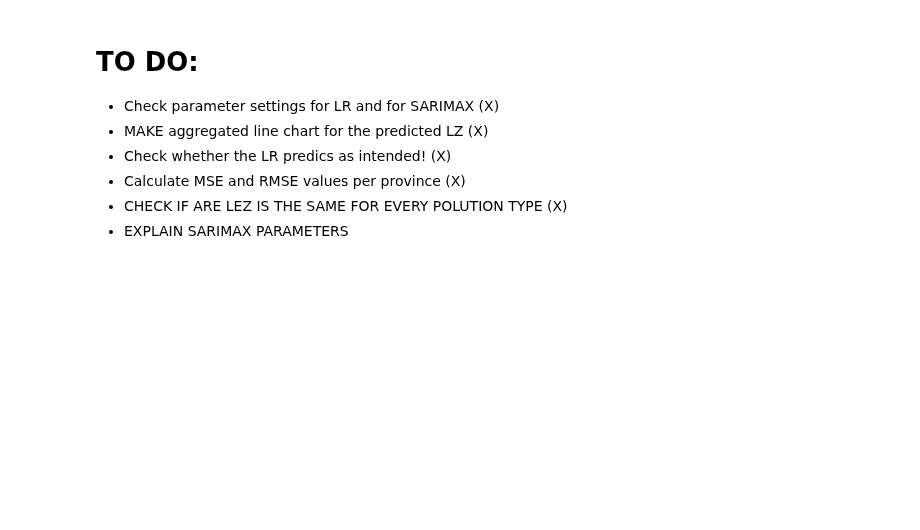
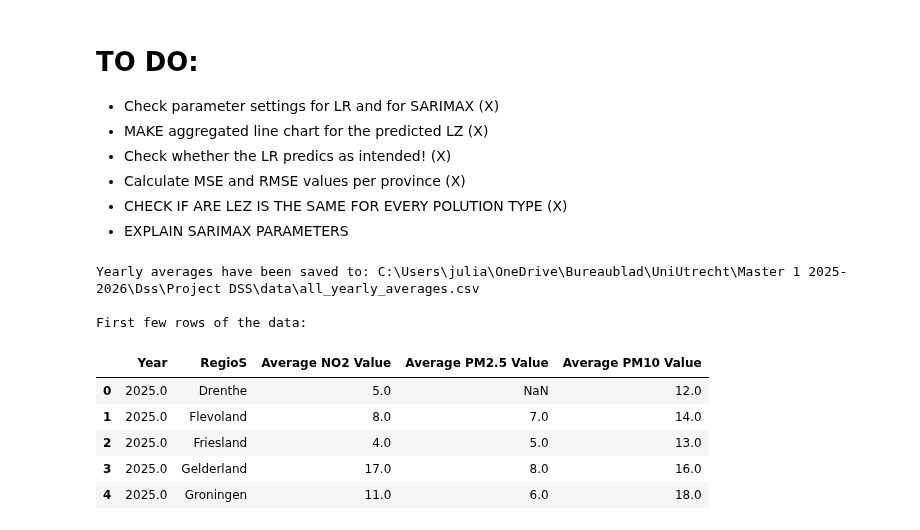
Before and after one commit to R-Zaid/DSS-project, a Jupyter notebook: main/Prediction/Prediction SARIMAX and LEZ LR.ipynb, the cells around one changed output. Saved outputs shown, nothing was run; the diff lists cells and outputs as text; code cells hidden in the pictures; blank space fills up the shorter version.

```diff
--- a/main/Prediction/Prediction SARIMAX and LEZ LR.ipynb
+++ b/main/Prediction/Prediction SARIMAX and LEZ LR.ipynb
@@ -1399,3 +1426,33 @@ X does not have valid feature names, but LinearRegression was fitted with featur
 - Calculate MSE and RMSE values per province (X)
 - CHECK IF ARE LEZ IS THE SAME FOR EVERY POLUTION TYPE (X)
 - EXPLAIN SARIMAX PARAMETERS
+# %%
+import pandas as pd
+
+# Read the CSV file
+df = pd.read_csv(r'C:\Users\julia\OneDrive\Bureaublad\UniUtrecht\Master 1 2025-2026\Dss\Project DSS\data\df_values.csv')
+
+# Calculate yearly averages for each region
+yearly_averages = df.groupby(['Year', 'RegioS']).agg({
+    'Average NO2 Value': 'mean',
+    'Average PM2.5 Value': 'mean',
+    'Average PM10 Value': 'mean'
+}).reset_index()
+
+# Save to CSV
+output_path = r'C:\Users\julia\OneDrive\Bureaublad\UniUtrecht\Master 1 2025-2026\Dss\Project DSS\data\all_yearly_averages.csv'
+yearly_averages.to_csv(output_path, index=False)
+
+print("Yearly averages have been saved to:", output_path)
+print("\nFirst few rows of the data:")
+display(yearly_averages.head())
+# %% [output]
+Yearly averages have been saved to: C:\Users\julia\OneDrive\Bureaublad\UniUtrecht\Master 1 2025-2026\Dss\Project DSS\data\all_yearly_averages.csv
+
+First few rows of the data:
+|  | Year | RegioS | Average NO2 Value | Average PM2.5 Value | Average PM10 Value |
+| 0 | 2025.0 | Drenthe | 5.0 | NaN | 12.0 |
+| 1 | 2025.0 | Flevoland | 8.0 | 7.0 | 14.0 |
+| 2 | 2025.0 | Friesland | 4.0 | 5.0 | 13.0 |
+| 3 | 2025.0 | Gelderland | 17.0 | 8.0 | 16.0 |
+| 4 | 2025.0 | Groningen | 11.0 | 6.0 | 18.0 |
```
Also changed, not shown: parts of 11 cells of this notebook, 9 other files.
